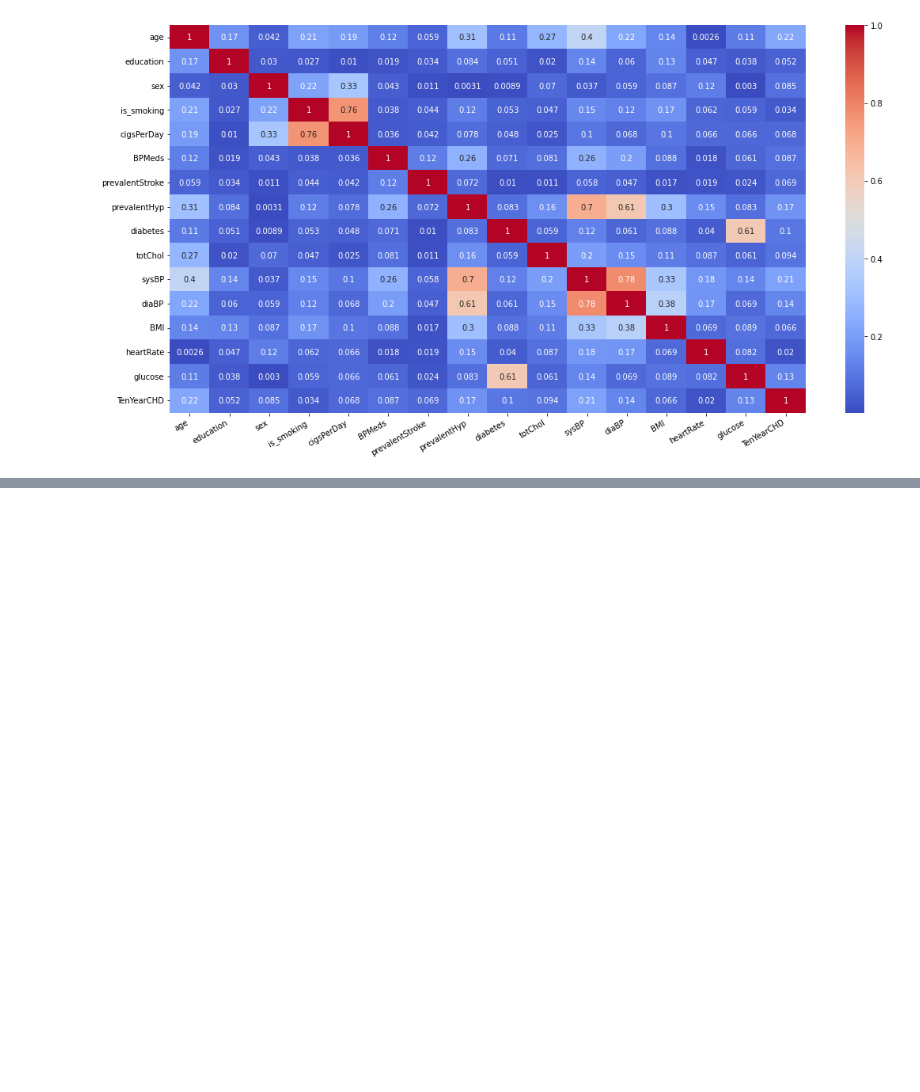
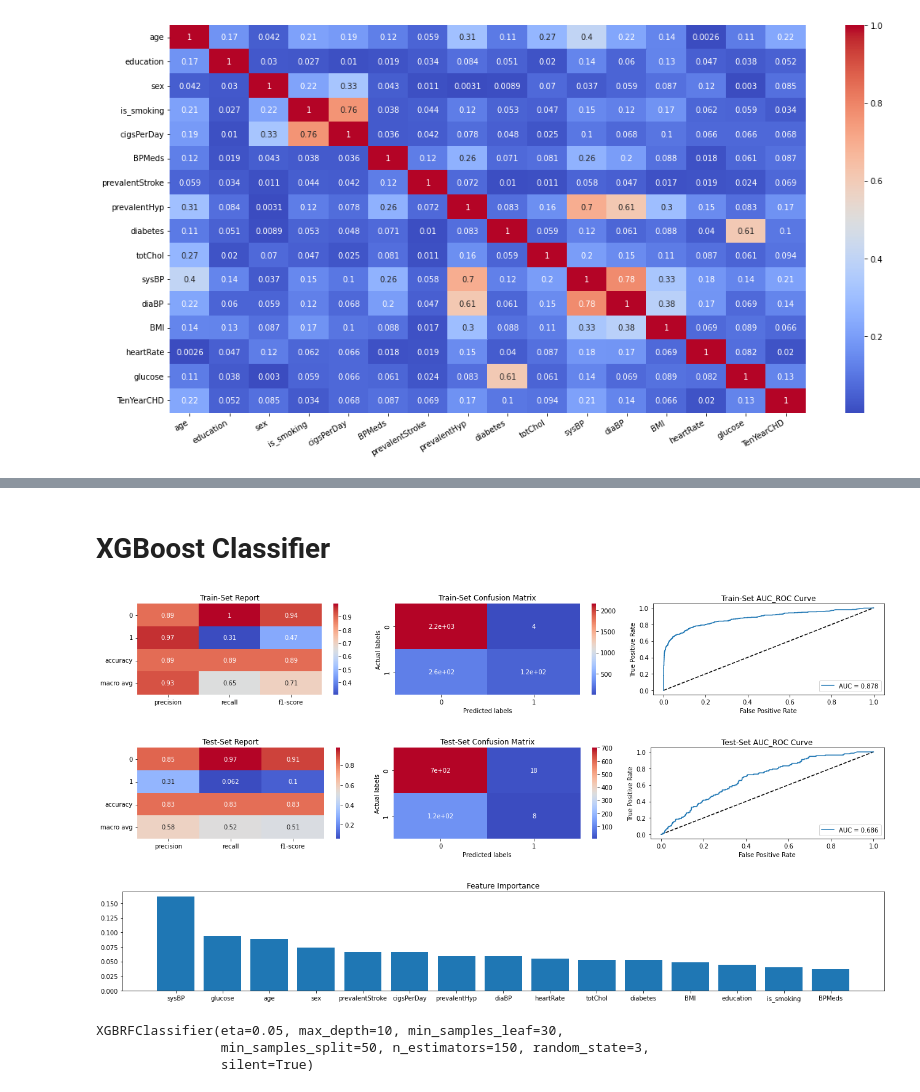
Before and after one commit to Kondasagar/Cardiovascular-Risk-Prediction, a Jupyter notebook: Cardiovascular_Risk_Prediction.ipynb, the cells around one changed output, grey strips where cells are left out. Saved outputs shown, nothing was run; the diff lists cells and outputs as text; code cells hidden in the pictures; blank space fills up the shorter version.

```diff
--- a/Cardiovascular_Risk_Prediction.ipynb
+++ b/Cardiovascular_Risk_Prediction.ipynb
@@ -393,0 +533,26 @@ plt.show()
+# %% [markdown]
+# XGBoost Classifier
+# %%
+# Classifier
+clf = XGBRFClassifier(silent=True, random_state=3)
+
+# HYperparameter Grid
+grid = {'n_estimators' : [150],
+        'max_depth' : [8,10],
+        'min_samples_split' : [50,100],
+        'min_samples_leaf' : [30,50],
+        'eta' : [0.05,0.08,0.1]}
+
+# GridSearch to find the best parameters
+xgb = GridSearchCV(clf, param_grid = grid, scoring = scoring, cv=5)
+xgb.fit(X_train_scaled, y_train)
+
+# Analysing the model with best set of parametes
+analyse_model(xgb.best_estimator_, X_train_scaled, X_test_scaled, y_train, y_test)
+# %% [output]
+[figure, added]
+[figure, added]
+[figure, added]
+XGBRFClassifier(eta=0.05, max_depth=10, min_samples_leaf=30,
+                min_samples_split=50, n_estimators=150, random_state=3,
+                silent=True)
```
Also changed, not shown: parts of 42 cells of this notebook.
